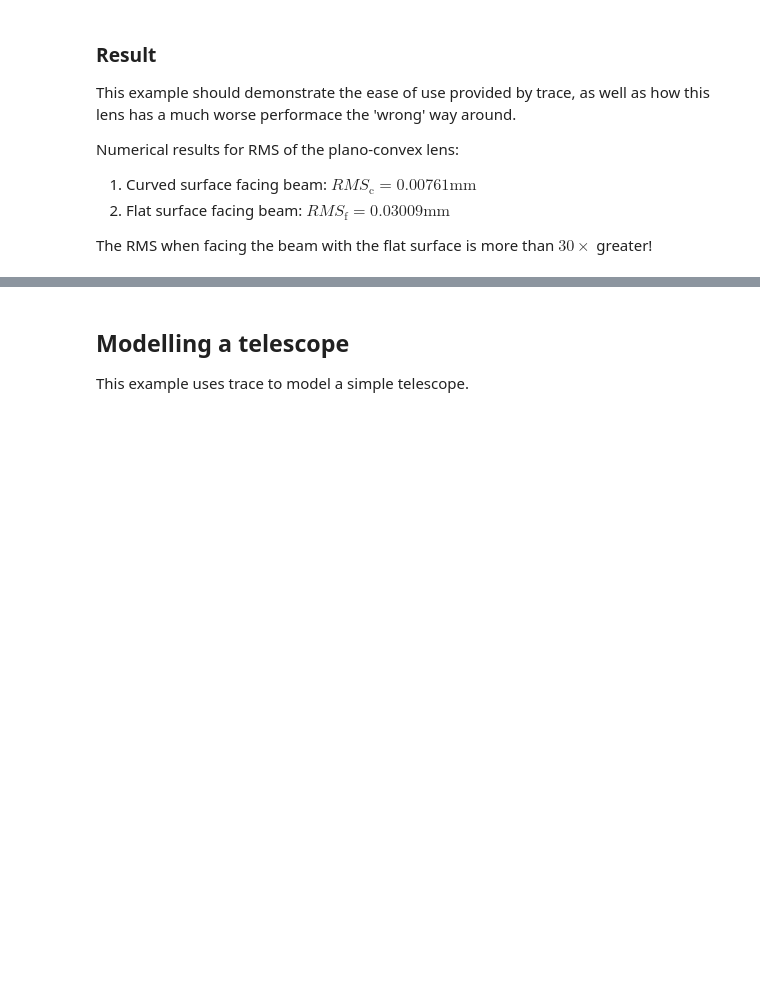
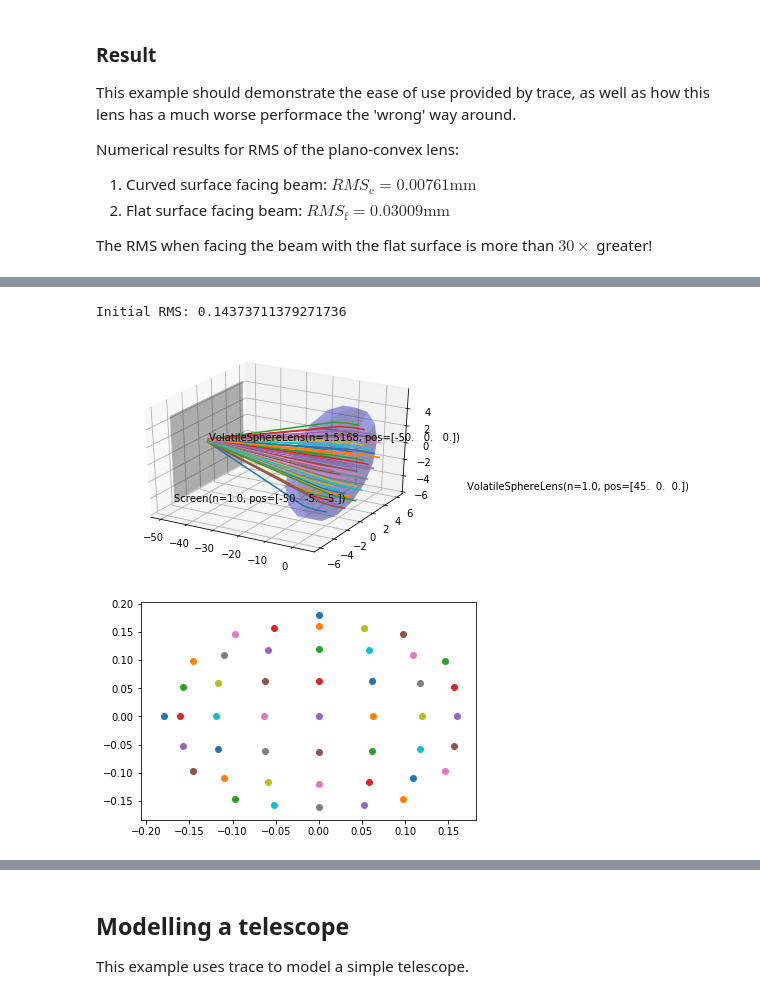
Before and after one commit to dyedgreen/labs-ray-tracing, a Jupyter notebook: demo_notebook.ipynb, the cells around one changed output, grey strips where cells are left out. Cells and saved outputs as stored; diff of their text form; code cells hidden in the pictures; blank space fills up the shorter version.

```diff
--- a/demo_notebook.ipynb
+++ b/demo_notebook.ipynb
@@ -171,0 +191,36 @@ This optimizes the design of a lens using trace.
+# %%
+# Next, we need to defined a function that calculates the RMS based on the lens curvatures
+# Our lens is 5 mm deep and has initial curvatures of 0.02
+
+fit_scene = tr.optim.VolatileScene(n=1)
+
+curvature_f = tr.Variable(0.02)
+curvature_b = tr.Variable(-0.02)
+
+fit_lens_f = tr.make_volatile(tr.SphereLens(curvature_f, 6, 5, pos=tr.pos(0,0,0), axis=tr.vec(1,0,0), n=1.5168))
+fit_lens_b = tr.make_volatile(tr.SphereLens(curvature_b, 6, 0, pos=tr.pos(-5,0,0), axis=tr.vec(1,0,0), n=1))
+
+fit_lamp = tr.DenseSource(radius=5, pos=tr.pos(4,0,0), k=tr.vec(-1,0,0), density=0.8)
+fit_screen = tr.Screen(pos=tr.pos(-50,0,0)-tr.vec(0,5,5), normal=tr.vec(1,0,0), width=tr.vec(0,10,0), height=tr.vec(0,0,10))
+
+fit_scene.add(fit_lens_f, fit_lens_b, fit_lamp, fit_screen)
+
+def fn_to_min(x):
+    # Step 0: Reset the scene and apply variables
+    # (this is different from resetting before, since we use a VolatileScene)
+    fit_scene.reset()
+    curvature_f.set(x[0])
+    curvature_b.set(x[1])
+    # Step 1: Trace rays and report RMS
+    fit_scene.trace()
+    return fit_screen.RMS(tr.pos(-50,0,0))
+# %%
+# Let's see if our setup is working ...
+print("Initial RMS: {}".format(fn_to_min([0.02, -0.02])))
+tr.graphics.render_3d(fit_scene)
+tr.graphics.render_2d(fit_screen)
+plt.show()
+# %% [output]
+Initial RMS: 0.14373711379271736
+[figure, added]
+[figure, added]
```
Also changed, not shown: parts of 12 cells of this notebook.
